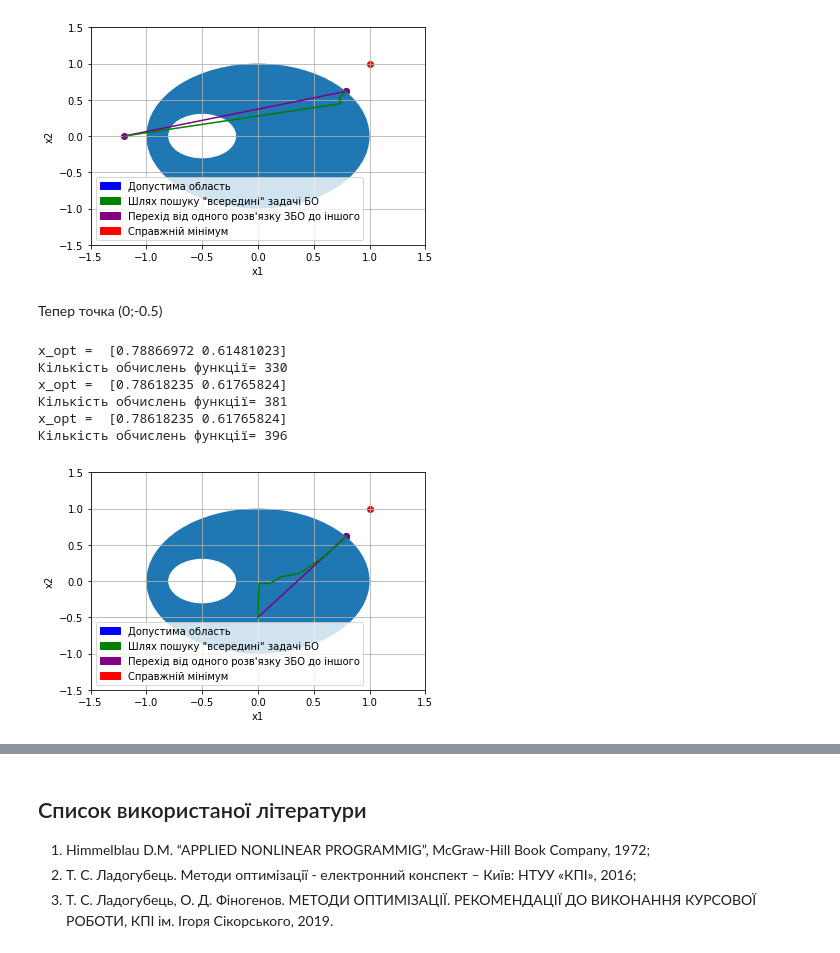
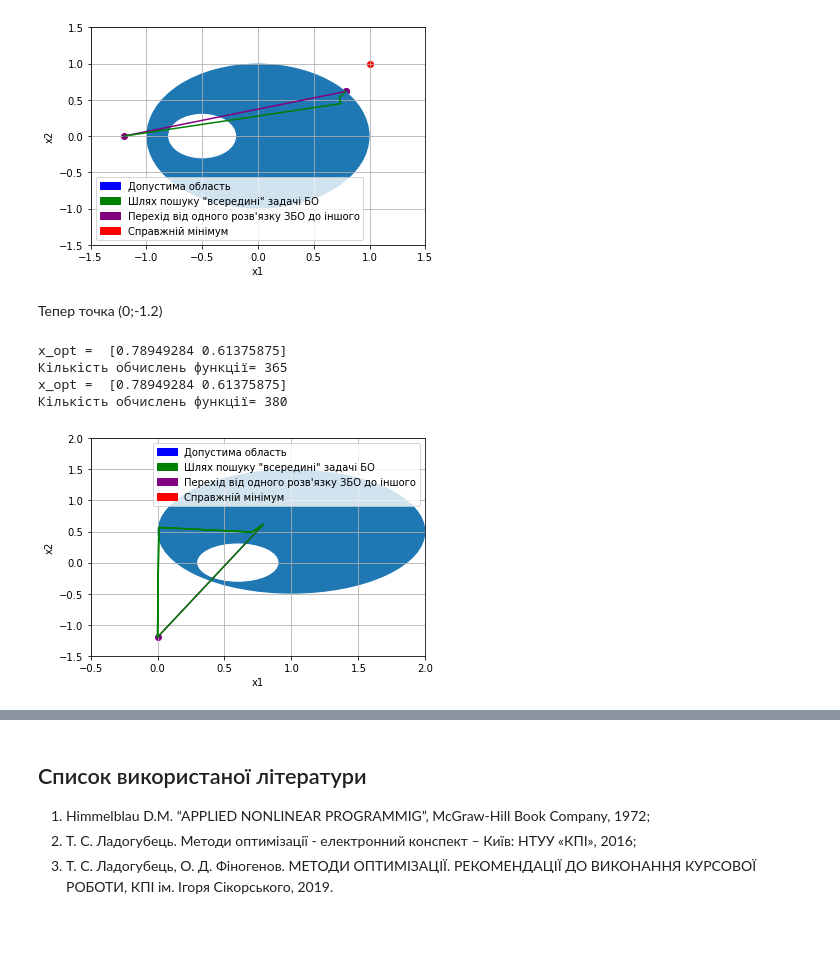
Before and after one commit to IrinaAristova/Aristova_BFGS, a Jupyter notebook: Арістова_І_КМ_82_BFGS.ipynb, the cells around one changed output, grey strips where cells are left out. Saved outputs shown, nothing was run; the diff lists cells and outputs as text; code cells hidden in the pictures.

```diff
--- a/Арістова_І_КМ_82_BFGS.ipynb
+++ b/Арістова_І_КМ_82_BFGS.ipynb
@@ -1074,9 +1074,6 @@ counter = 0
 
 global epsilon
 epsilon = 0.000001
-
-x = 0.1
-y = 0.1
 
 global_points = []
 
@@ -1332,7 +1329,7 @@ plt.show()
 # %%
 end_UO = False
 
-x_k_list = [[0,-0.5]]
+x_k_list = [[0,-1.2]]
 
 R_param = 20
 while end_UO != True:
@@ -1475,11 +1470,11 @@ x_opt =  [0.78768207 0.61607913]
 Кількість обчислень функції= 154
 [figure]
 # %% [markdown]
-Тепер точка  (0;-0.5)
+Тепер точка  (0;-1.2)
 # %%
 end_UO = False
 
-x_k_list = [[0,-0.5]]
+x_k_list = [[0,-1.2]]
 
 R_param = 20
 while end_UO != True:
@@ -1507,45 +1502,43 @@ for lis in x_k_list:
    y_list.append(lis[1])
 
 dots_x = []
 dots_y = []
 
 for lis in global_points:
    dots_x.append(lis[0])
    dots_y.append(lis[1])
 
-circle1 = plt.Circle((0,0),1,fill=True)
-circle2 = plt.Circle((-0.5,0),0.3,fill=True,color='white')
+circle1 = plt.Circle((1,0.5),1,fill=True)
+circle2 = plt.Circle((0.6,0),0.3,fill=True,color='white')
 fig, ax = plt.subplots()
 ax.add_artist(circle1)
 ax.add_artist(circle2)
 plt.plot(x_list,y_list, color = "purple")
 plt.plot(dots_x,dots_y, color = "green")
 plt.xlabel("x1")
 plt.ylabel("x2")
 plt.scatter(x_list,y_list, color = "purple")
 
 plt.scatter([1],[1], color = "red")
 
-import matplotlib.patches as mpatches
+
 blue_patch = mpatches.Patch(color='blue', label='Допустима область')
 green_patch = mpatches.Patch(color='green', label='Шлях пошуку "всередині" задачі БО')
 purple_patch = mpatches.Patch(color='purple', label='Перехід від одного розв\'язку ЗБО до іншого')
 red_patch = mpatches.Patch(color='red', label='Справжній мінімум')
 plt.legend(handles=[blue_patch,green_patch,purple_patch,red_patch])
 #plt.legend()
 
-plt.xlim(-1.5, 1.5)
-plt.ylim(-1.5, 1.5)
+plt.xlim(-0.5,2)
+plt.ylim(-1.5, 2)
 plt.grid(True)
 plt.show()
 # %% [output]
-x_opt =  [0.78866972 0.61481023]
-Кількість обчислень функції= 330
-x_opt =  [0.78618235 0.61765824]
-Кількість обчислень функції= 381
-x_opt =  [0.78618235 0.61765824]
-Кількість обчислень функції= 396
+x_opt =  [0.78949284 0.61375875]
+Кількість обчислень функції= 365
+x_opt =  [0.78949284 0.61375875]
+Кількість обчислень функції= 380
-[figure, old version]
+[figure, new version]
 # %% [markdown]
 ## Висновки
 
```
Also changed, not shown: parts of 4 cells of this notebook.
